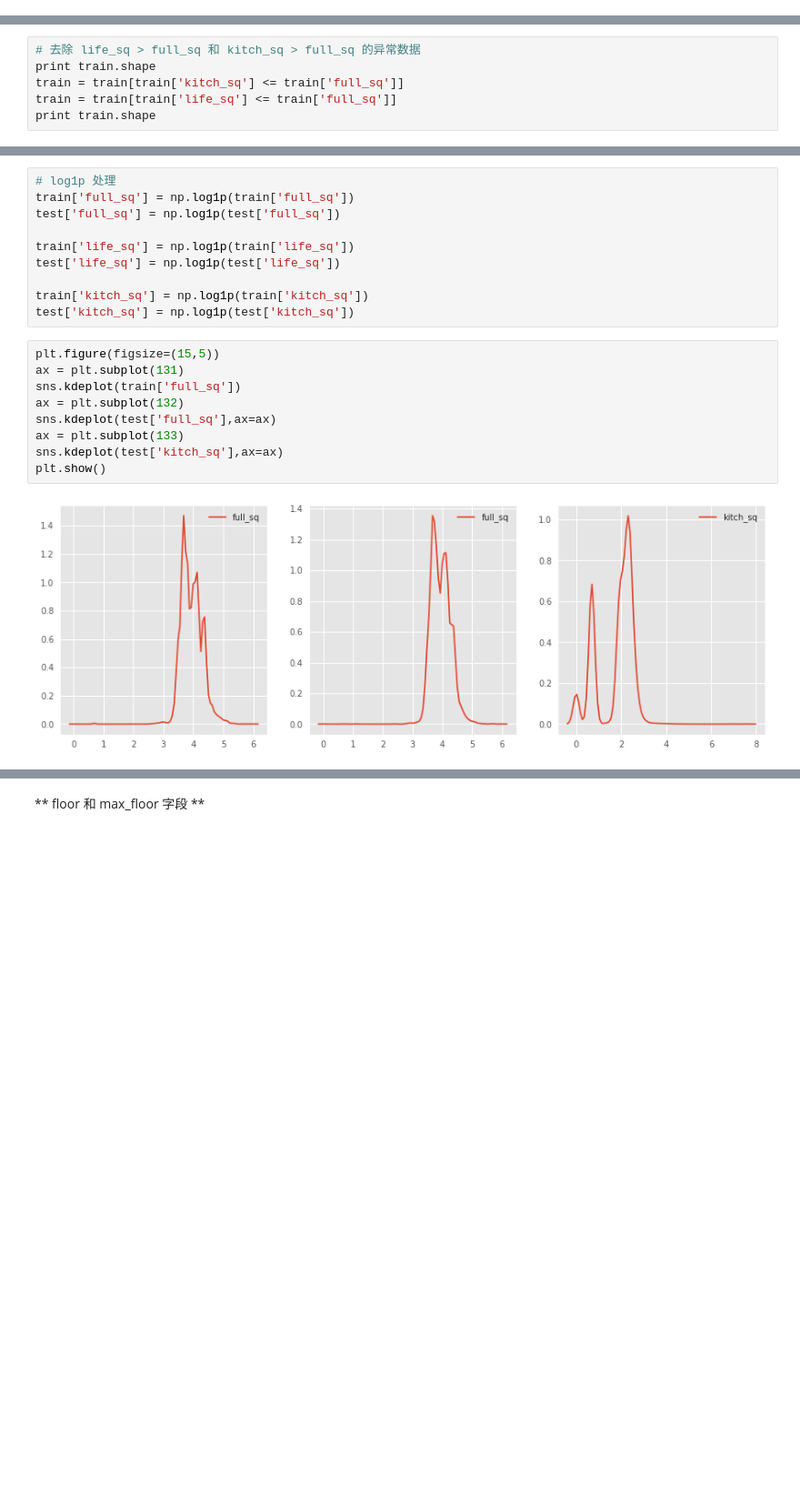
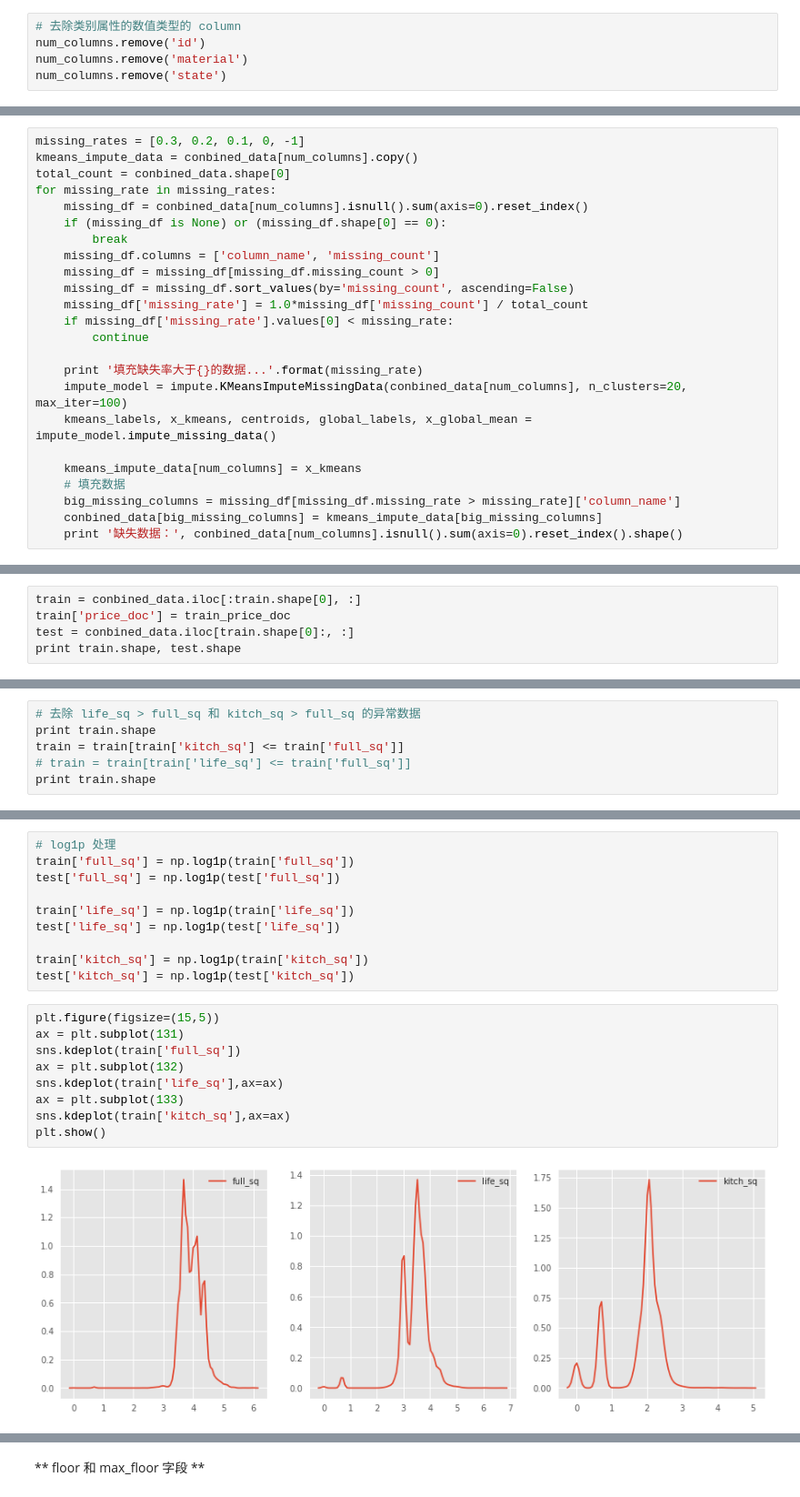
Before and after one commit to SunnyMarkLiu/Kaggle_Russian_Housing_Market, a Jupyter notebook: features/train_test_feature_engineering.ipynb, the cells around one changed output, grey strips where cells are left out. Shown: that part at 91% size. Saved outputs shown, nothing was run; the diff lists cells and outputs as text; blank space fills up the shorter version.

Commit message:
train test feature engineering

```diff
--- a/features/train_test_feature_engineering.ipynb
+++ b/features/train_test_feature_engineering.ipynb
@@ -105,0 +120,5 @@ def perform_missing_data(dataframe, columns, value):
+# %%
+# 去除类别属性的数值类型的 column
+num_columns.remove('id')
+num_columns.remove('material')
+num_columns.remove('state')
@@ -105,0 +127,24 @@ def perform_missing_data(dataframe, columns, value):
+# %%
+missing_rates = [0.3, 0.2, 0.1, 0, -1]
+kmeans_impute_data = conbined_data[num_columns].copy()
+total_count = conbined_data.shape[0]
+for missing_rate in missing_rates:
+    missing_df = conbined_data[num_columns].isnull().sum(axis=0).reset_index()
+    if (missing_df is None) or (missing_df.shape[0] == 0):
+        break
+    missing_df.columns = ['column_name', 'missing_count']
+    missing_df = missing_df[missing_df.missing_count > 0]
+    missing_df = missing_df.sort_values(by='missing_count', ascending=False)
+    missing_df['missing_rate'] = 1.0*missing_df['missing_count'] / total_count
+    if missing_df['missing_rate'].values[0] < missing_rate:
+        continue
+
+    print '填充缺失率大于{}的数据...'.format(missing_rate)
+    impute_model = impute.KMeansImputeMissingData(conbined_data[num_columns], n_clusters=20, max_iter=100)
+    kmeans_labels, x_kmeans, centroids, global_labels, x_global_mean = impute_model.impute_missing_data()
+
+    kmeans_impute_data[num_columns] = x_kmeans
+    # 填充数据
+    big_missing_columns = missing_df[missing_df.missing_rate > missing_rate]['column_name']
+    conbined_data[big_missing_columns] = kmeans_impute_data[big_missing_columns]
+    print '缺失数据：', conbined_data[num_columns].isnull().sum(axis=0).reset_index().shape()
@@ -105,0 +172,5 @@ def perform_missing_data(dataframe, columns, value):
+# %%
+train = conbined_data.iloc[:train.shape[0], :]
+train['price_doc'] = train_price_doc
+test = conbined_data.iloc[train.shape[0]:, :]
+print train.shape, test.shape
@@ -131,7 +210,7 @@ sum(train['kitch_sq'] > train['full_sq']), sum(train['life_sq'] > train['full_sq
 # 去除 life_sq > full_sq 和 kitch_sq > full_sq 的异常数据
 print train.shape
 train = train[train['kitch_sq'] <= train['full_sq']]
-train = train[train['life_sq'] <= train['full_sq']]
+# train = train[train['life_sq'] <= train['full_sq']]
 print train.shape
 # %% [output]
 (30471, 293)
@@ -187,14 +266,14 @@ test['kitch_sq'] = np.log1p(test['kitch_sq'])
 # %%
 plt.figure(figsize=(15,5))
 ax = plt.subplot(131)
 sns.kdeplot(train['full_sq'])
 ax = plt.subplot(132)
-sns.kdeplot(test['full_sq'],ax=ax)
+sns.kdeplot(train['life_sq'],ax=ax)
 ax = plt.subplot(133)
-sns.kdeplot(test['kitch_sq'],ax=ax)
+sns.kdeplot(train['kitch_sq'],ax=ax)
 plt.show()
 # %% [output]
-[figure, old version]
+[figure, new version]
 # %%
 print train.shape, test.shape
 # %% [output]
```
Also changed, not shown: parts of 34 cells of this notebook, 5 other files.
